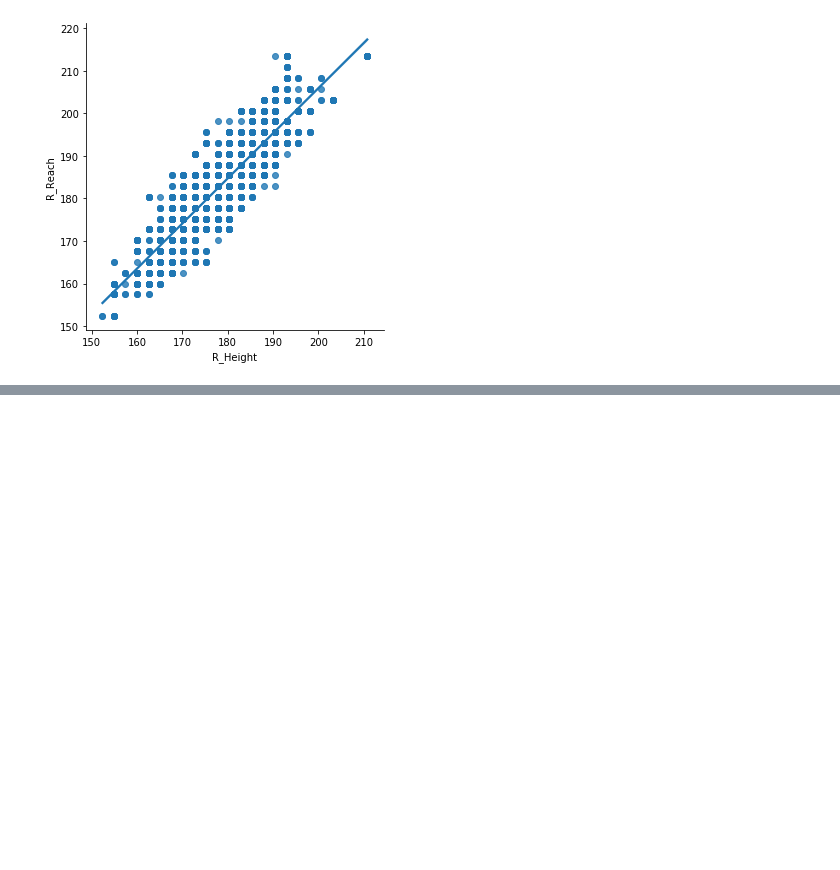
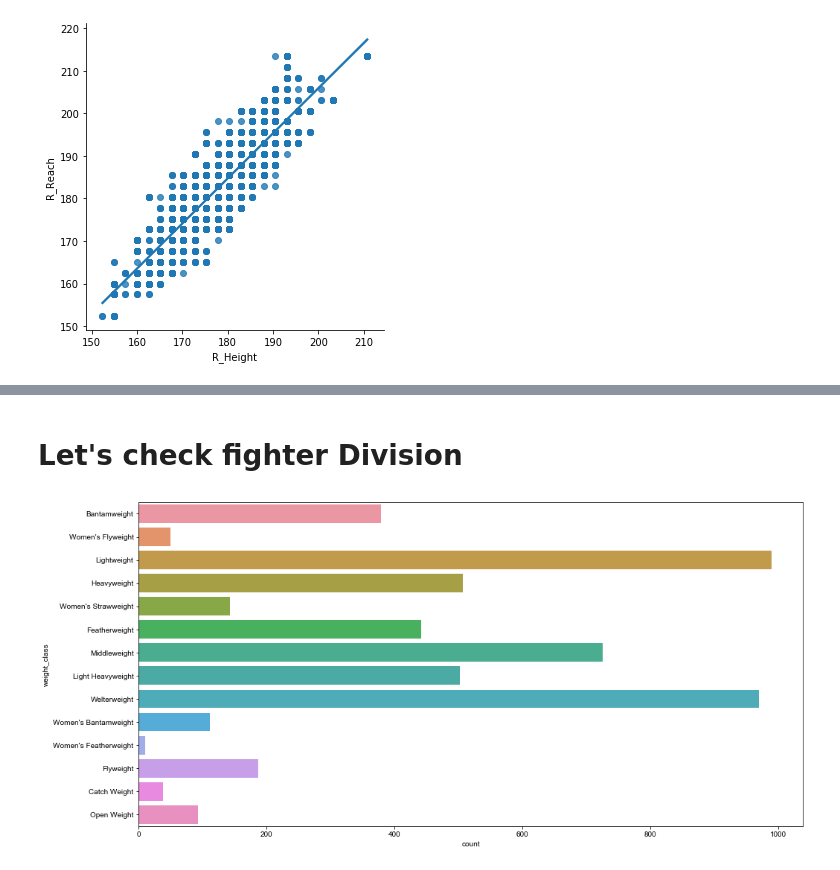
Before and after one commit to p4v10/ufc-dataset, a Jupyter notebook: ufc-visualizations.ipynb, the cells around one changed output, grey strips where cells are left out. Drawn from its saved outputs; the diff is of its cells as text; code cells hidden in the pictures; blank space fills up the shorter version.

```diff
--- a/ufc-visualizations.ipynb
+++ b/ufc-visualizations.ipynb
@@ -376,0 +401,11 @@ plt.show()
+# %% [markdown]
+# Let's check fighter Division
+# %%
+plt.figure(figsize=(16,8))
+sns.countplot(y=new['weight_class'])
+
+sns.set()
+sns.set(style='white')
+plt.show()
+# %% [output]
+[figure, added]
```
Also changed, not shown: parts of 4 cells of this notebook.
